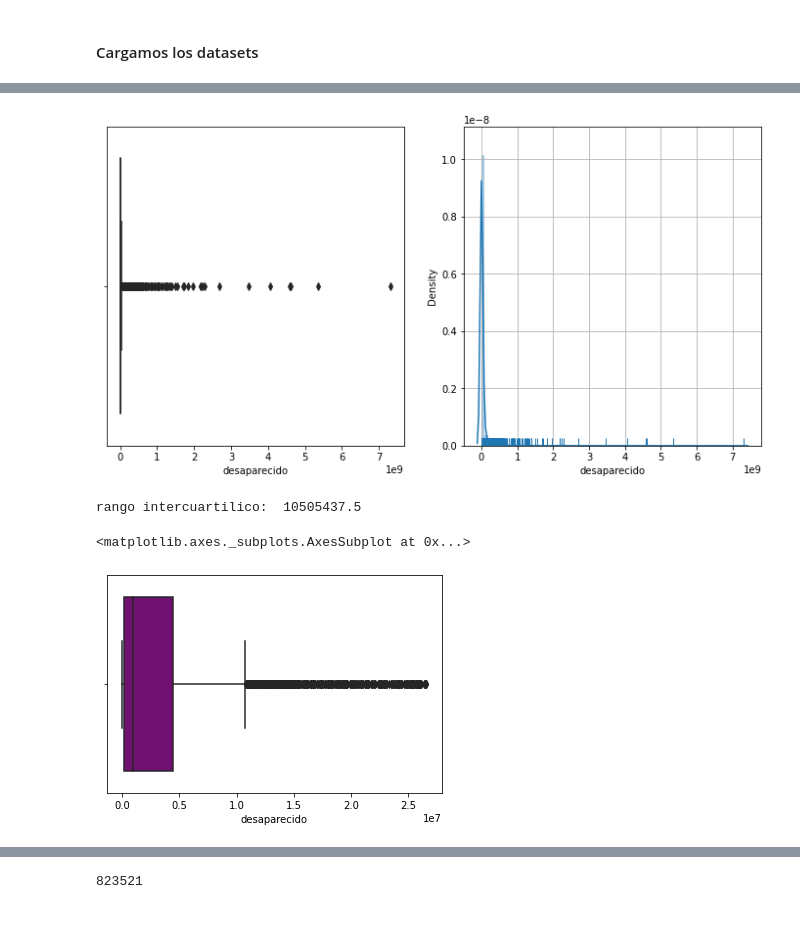
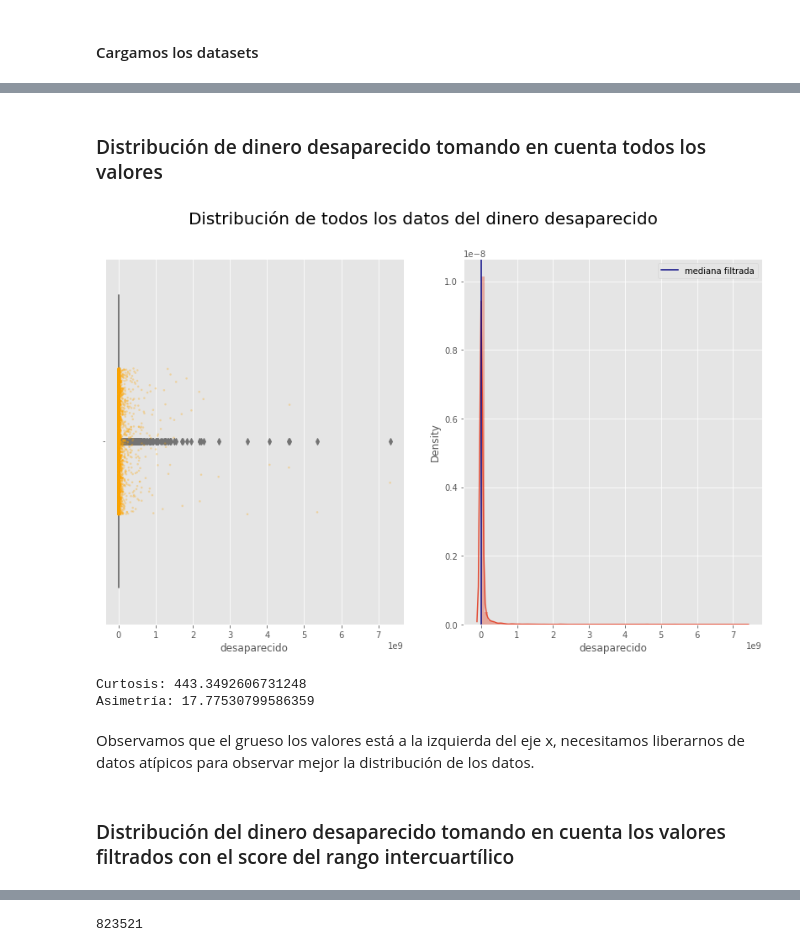
Before and after one commit to AngelicaDC/BEDUpython, a Jupyter notebook: Corrupt_Analysis.ipynb, the cells around one changed output, grey strips where cells are left out. Drawn from its saved outputs; the diff is of its cells as text; code cells hidden in the pictures; blank space fills up the shorter version.

```diff
--- a/Corrupt_Analysis.ipynb
+++ b/Corrupt_Analysis.ipynb
@@ -43,13 +45,24 @@ def get_money(text):
     re_num = re.compile(r'[^0-9]')
     return float(re.sub(re_num, '', res.groups()[0][:-3]))
   return np.nan
+# %%
+def renom_estados(name):
+  estados = {
+    'Michoacán de Ocampo': 'Michoacán',
+    'México': 'Estado de México',
+    'Veracruz Ignacio de la Llave': 'Veracruz'}
+
+  if name in estados:
+    return estados[name]
+
+  return name
 # %%
 ds_asf = pd.read_csv(
     'https://raw.githubusercontent.com/Erick-INCS/Corruption-analysis/main/datasets/asf_2017-2019.csv',
      encoding='latin-1')
 ds_asf['terminado'] = ds_asf['Estado de Trámite'].isin(['Con seguimiento concluido','Conclusión'])
 ds_asf['desaparecido'] = ds_asf['Texto Acción'].apply(get_money)
-
+ds_asf['Entidad Federativa'] = ds_asf['Entidad Federativa'].map(renom_estados)
 ds_asf.head(2)
 # %% [output]
 |  | Año Cuenta Pública | Grupo Funcional | Sector | Ente Fiscalizado | Entidad Federativa | Tipo Auditoría | ... |
@@ -92,3 +90,7 @@ See the caveats in the documentation: https://pandas.pydata.org/pandas-docs/stab
+# %%
+# Limpieza de data set ds_asf  len(ds_asf) = 32404
+# Quitar las filas que no tengan dinero desaparecido
+ds_asf.dropna(subset = ["desaparecido"], inplace=True) #len(ds_asf) = 5893
 # %%
 def describe_chido(df, columnas = []):
   if columnas:
@@ -130,21 +129,30 @@ mediana 1734742.0
+# %% [markdown]
+### Distribución de dinero desaparecido tomando en cuenta todos los valores
 # %%
-fig,axes=plt.subplots(1,2, figsize=(12,6))
-sns.boxplot(ds_asf2['desaparecido'], ax=axes[0],color='purple')
-plt.grid(True)
-sns.distplot(ds_asf2['desaparecido'], rug=True, ax=axes[1], kde=True, norm_hist=False, bins=80)
-plt.show();
+with plt.style.context('ggplot'):
+  fig,axes=plt.subplots(1,2, figsize=(14,8));
+  sns.boxplot(ds_asf['desaparecido'],ax=axes[0],color='lightskyblue', );
+  sns.stripplot(ds_asf['desaparecido'], color="orange", ax=axes[0],jitter=0.2, size=2.5, alpha=0.3);
+  plt.grid(True);
+  sns.distplot(ds_asf['desaparecido'], rug=False, ax=axes[1], kde=True, norm_hist=False, bins=80);
+  plt.axvline(ds_asf['desaparecido'].median(), color='navy', label='mediana filtrada')
+  plt.legend()
+  fig.suptitle('Distribución de todos los datos del dinero desaparecido', fontsize=20)
+  plt.show();
 # %% [output]
-[figure, old version]
+[figure, new version]
+# %%
+print('Curtosis:', ds_asf['desaparecido'].kurt())
+print('Asimetría:', ds_asf['desaparecido'].skew())
+# %% [output]
+Curtosis: 443.3492606731248
+Asimetría: 17.77530799586359
+# %% [markdown]
+Observamos que el grueso los valores está a la izquierda del eje x, necesitamos liberarnos de datos atípicos para observar mejor la distribución de los datos.
+# %% [markdown]
+### Distribución del dinero desaparecido tomando en cuenta los valores filtrados con el score del rango intercuartílico
 # %%
-iqr = ds_asf2['desaparecido'].quantile(0.75) - ds_asf2['desaparecido'].quantile(0.25)
-filtro_inferior = ds_asf2['desaparecido'] > ds_asf2['desaparecido'].quantile(0.25) - (iqr * 1.5)
-filtro_superior = ds_asf2['desaparecido'] < ds_asf2['desaparecido'].quantile(0.75) + (iqr * 1.5)
-ds_asf2_filtrado = ds_asf2[filtro_inferior & filtro_superior]
-print('rango intercuartilico: ', iqr)
+iqr = ds_asf['desaparecido'].quantile(0.75) - ds_asf['desaparecido'].quantile(0.25)
+filtro_inferior = ds_asf['desaparecido'] > ds_asf['desaparecido'].quantile(0.25) - (iqr * 1.5)
+filtro_superior = ds_asf['desaparecido'] < ds_asf['desaparecido'].quantile(0.75) + (iqr * 1.5)
+ds_asf2_filtrado = ds_asf[filtro_inferior & filtro_superior]
-# %% [output]
-rango intercuartilico:  10505437.5
-# %%
-sns.boxplot(ds_asf2_filtrado['desaparecido'],color='purple')
-# %% [output]
-<matplotlib.axes._subplots.AxesSubplot at 0x...>
-[figure, removed]
```
Also changed, not shown: parts of 33 cells of this notebook.
